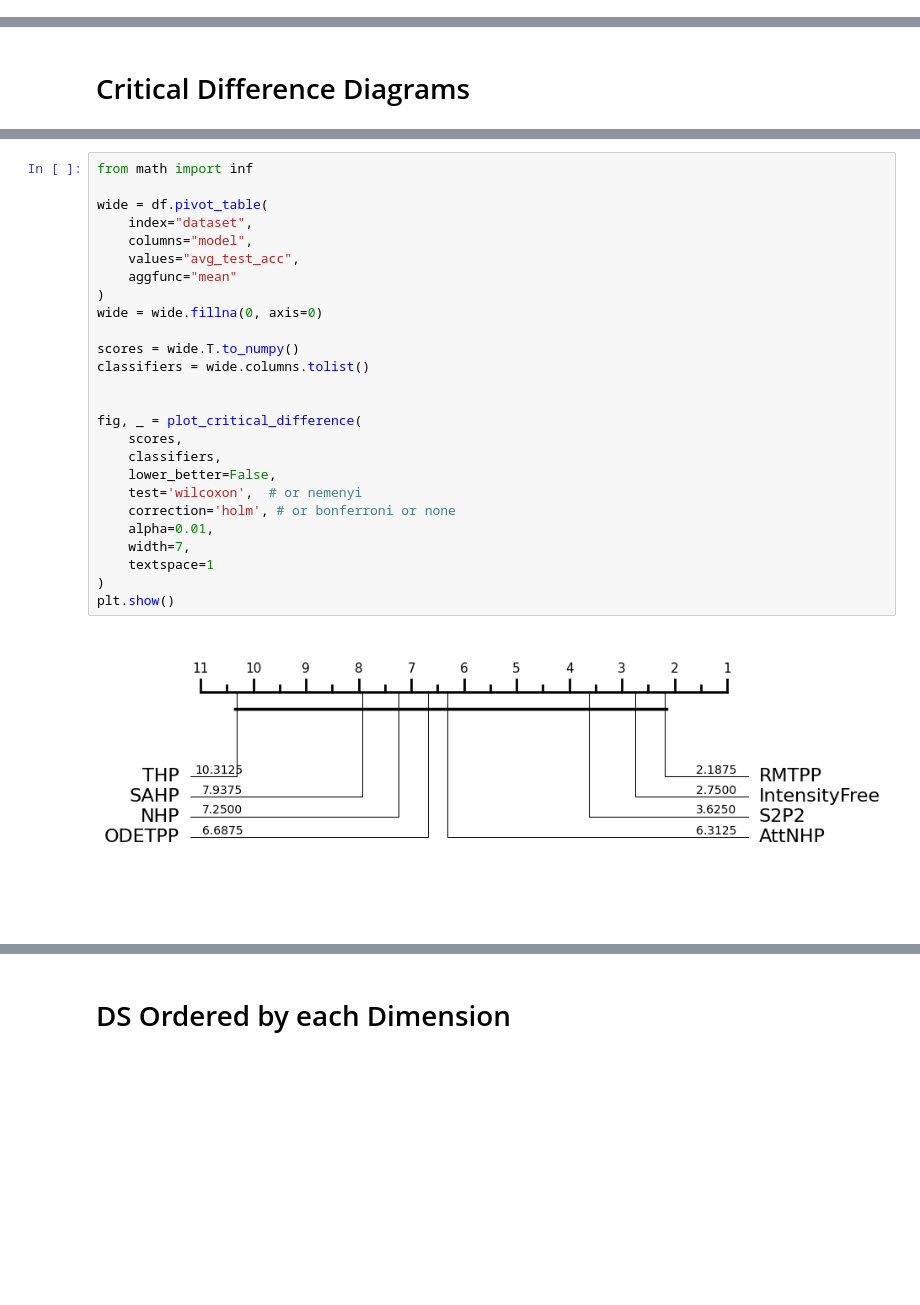
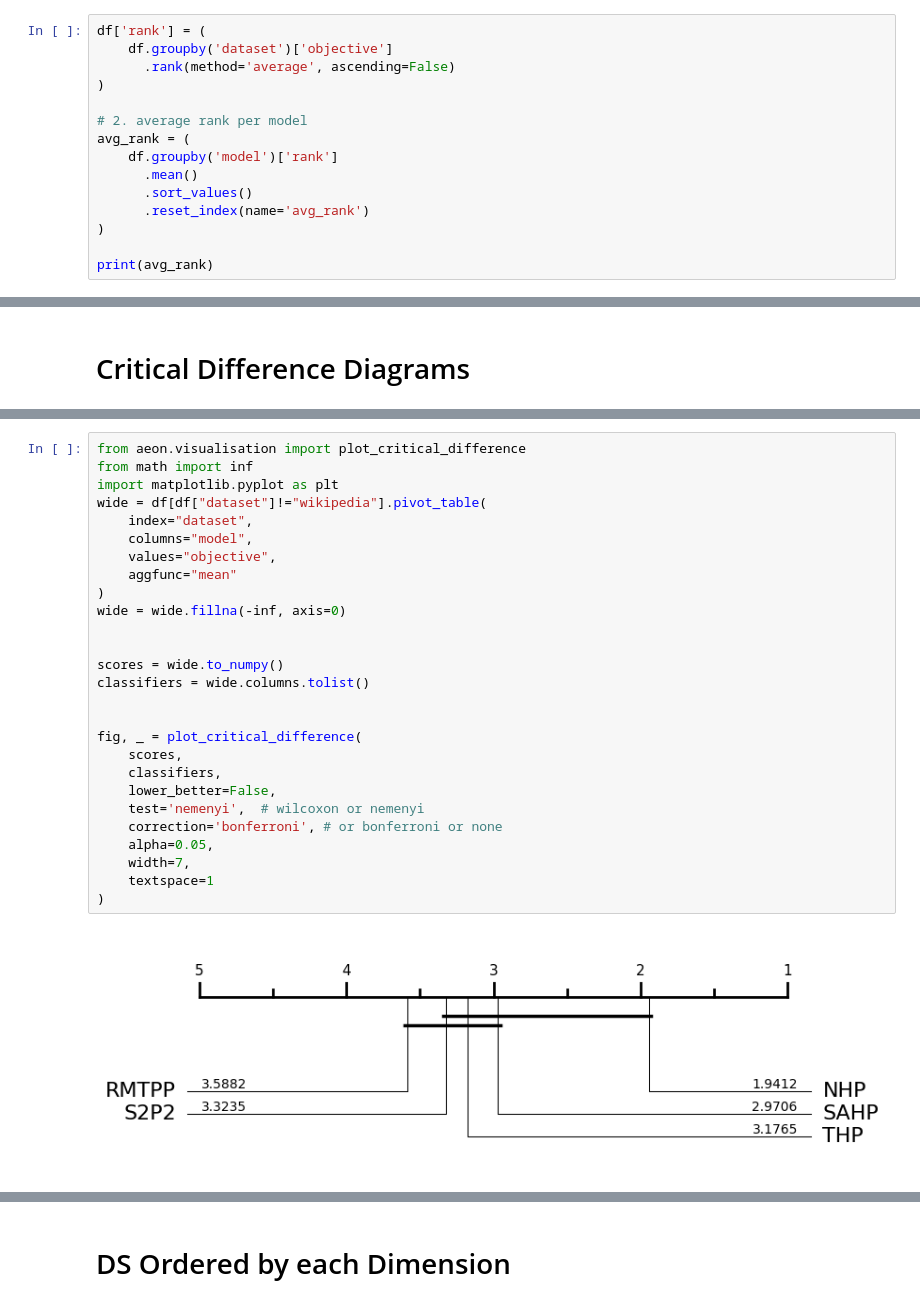
Before and after one commit to JP-SystemsX/MUSES_Eval, a Jupyter notebook: analysis/benchmark.ipynb, the cells around one changed output, grey strips where cells are left out. Drawn from its saved outputs; the diff is of its cells as text; blank space fills up the shorter version.

```diff
--- a/analysis/benchmark.ipynb
+++ b/analysis/benchmark.ipynb
@@ -203,0 +213,15 @@ df
+# %%
+df['rank'] = (
+    df.groupby('dataset')['objective']
+      .rank(method='average', ascending=False)
+)
+
+# 2. average rank per model
+avg_rank = (
+    df.groupby('model')['rank']
+      .mean()
+      .sort_values()
+      .reset_index(name='avg_rank')
+)
+
+print(avg_rank)
@@ -725,28 +624,29 @@ def plot_cd_for_accuracy(
 # %%
+from aeon.visualisation import plot_critical_difference
 from math import inf
-
-wide = df.pivot_table(
+import matplotlib.pyplot as plt
+wide = df[df["dataset"]!="wikipedia"].pivot_table(
     index="dataset",
     columns="model",
-    values="avg_test_acc",
+    values="objective",
     aggfunc="mean"
 )
-wide = wide.fillna(0, axis=0)
+wide = wide.fillna(-inf, axis=0)
 
-scores = wide.T.to_numpy()
+
+scores = wide.to_numpy()
 classifiers = wide.columns.tolist()
 
 
 fig, _ = plot_critical_difference(
     scores,
     classifiers,
     lower_better=False,
-    test='wilcoxon',  # or nemenyi
-    correction='holm', # or bonferroni or none
-    alpha=0.01,
+    test='nemenyi',  # wilcoxon or nemenyi
+    correction='bonferroni', # or bonferroni or none
+    alpha=0.05,
     width=7,
     textspace=1
 )
-plt.show()
 # %% [output]
-[figure, old version]
+[figure, new version]
```
Also changed, not shown: parts of 13 cells of this notebook, 4 other files.
